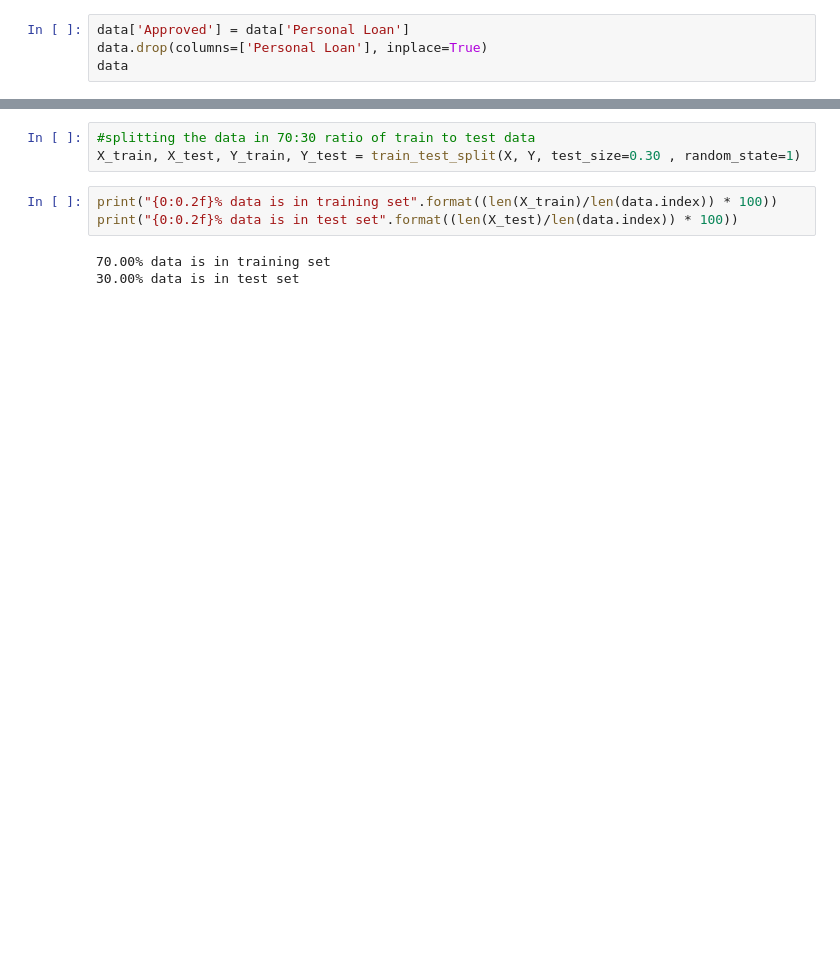
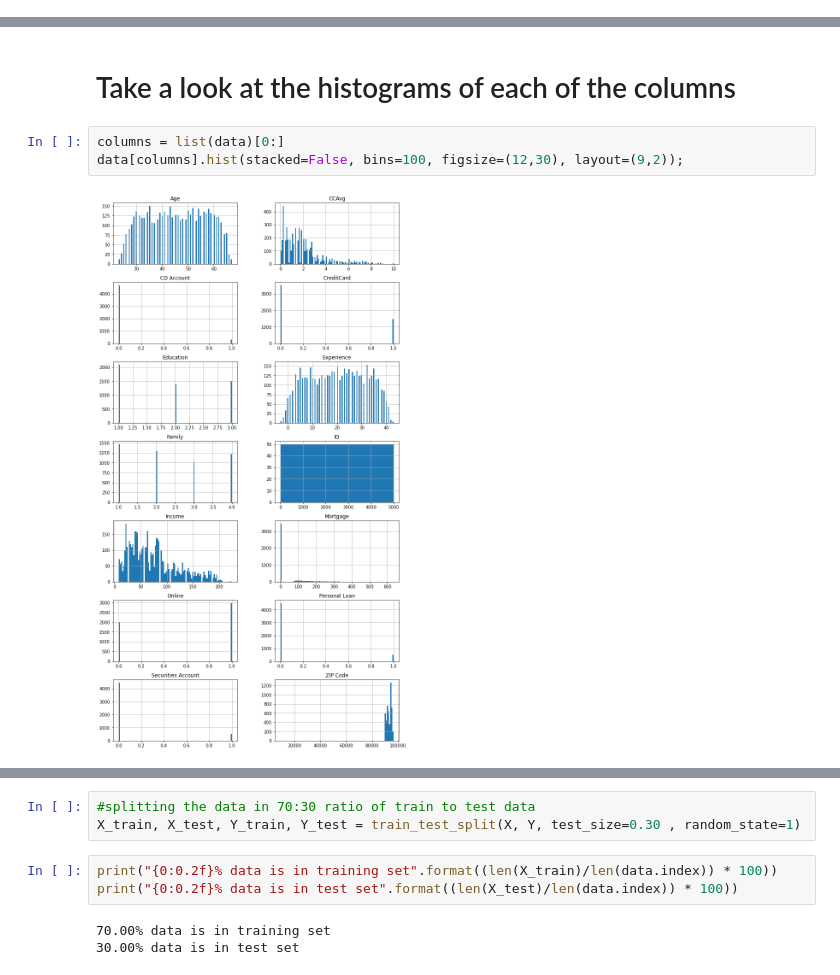
Before and after one commit to tewks18/AIMLClass, a Jupyter notebook: Project 2/Tewksbury Project 2.ipynb, the cells around one changed output, grey strips where cells are left out. Drawn from its saved outputs; the diff is of its cells as text; blank space fills up the shorter version.

```diff
--- a/Project 2/Tewksbury Project 2.ipynb
+++ b/Project 2/Tewksbury Project 2.ipynb
@@ -110,4 +82,0 @@ len(data.columns)
-# %%
-data['Approved'] = data['Personal Loan']
-data.drop(columns=['Personal Loan'], inplace=True)
-data
@@ -249,0 +146,7 @@ X = data.drop(columns = {'Approved'})
+# %% [markdown]
+# Take a look at the histograms of each of the columns
+# %%
+columns = list(data)[0:]
+data[columns].hist(stacked=False, bins=100, figsize=(12,30), layout=(9,2));
+# %% [output]
+[figure, added]
```
Also changed, not shown: parts of 78 cells of this notebook, 1 other file.
